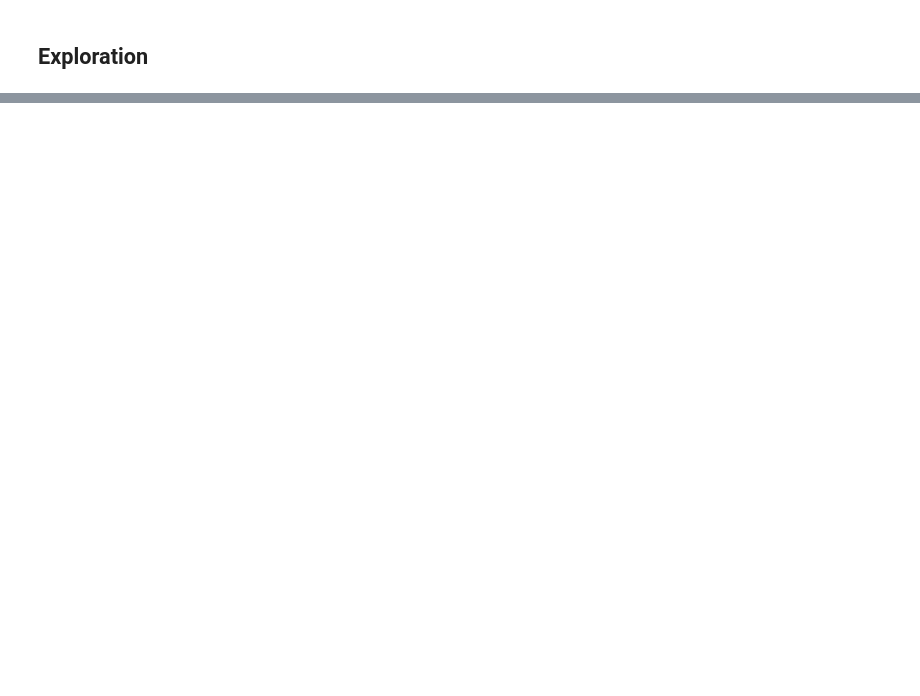
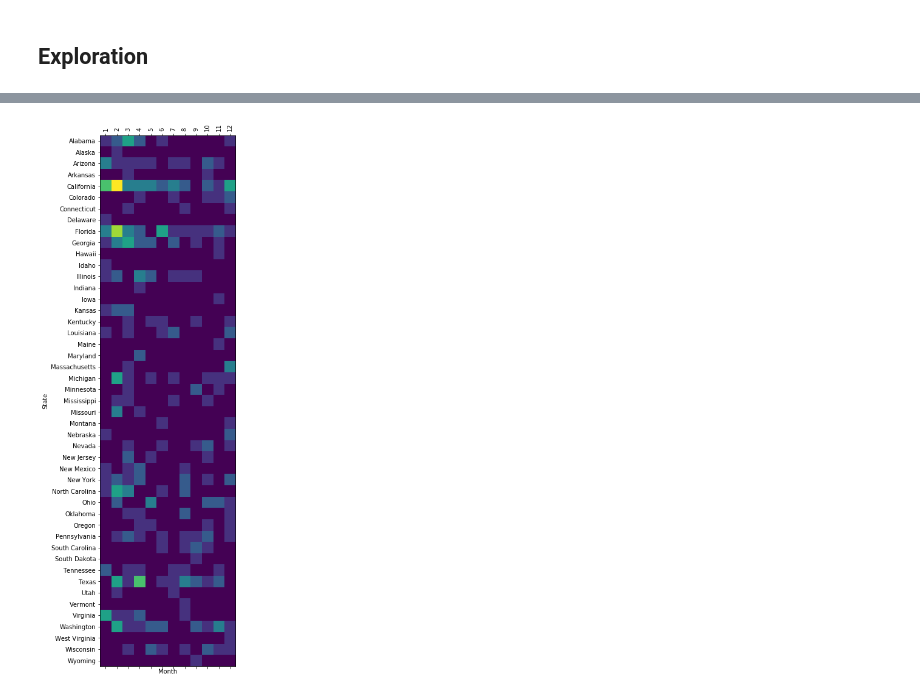
Before and after one commit to maciewar/us-mass-shootings, a Jupyter notebook: notebooks/correlations.ipynb, the cells around one changed output, grey strips where cells are left out. Cells and saved outputs as stored; diff of their text form; code cells hidden in the pictures; blank space fills up the shorter version.

```diff
--- a/notebooks/correlations.ipynb
+++ b/notebooks/correlations.ipynb
@@ -63,0 +60,4 @@ for row, column in itertools.combinations(columns, 2):
+# %%
+plot_correlation('State', 'Month')
+# %% [output]
+[figure, added]
```
Also changed, not shown: parts of 5 cells of this notebook, 1 other file.
